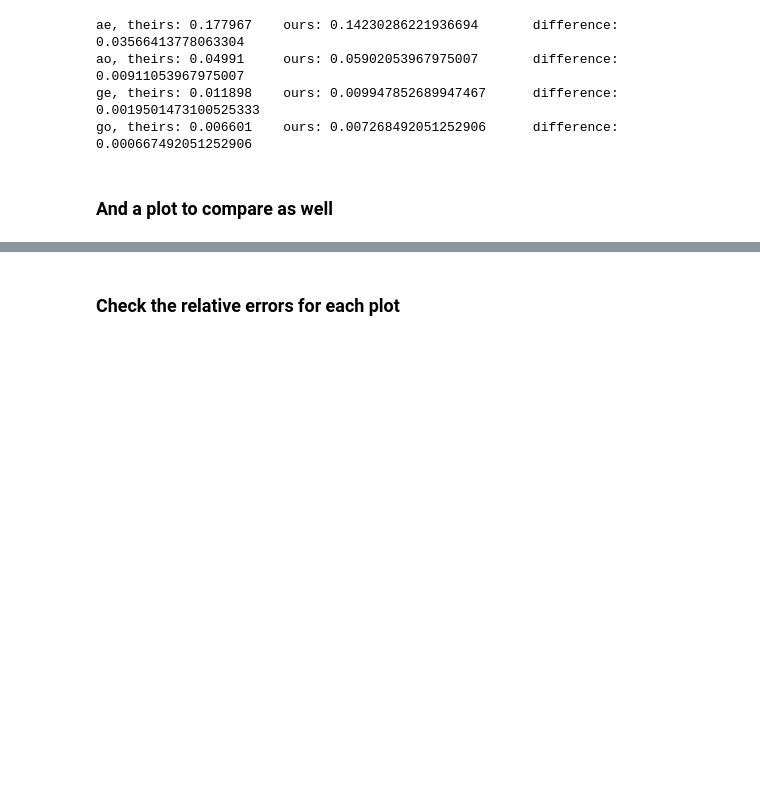
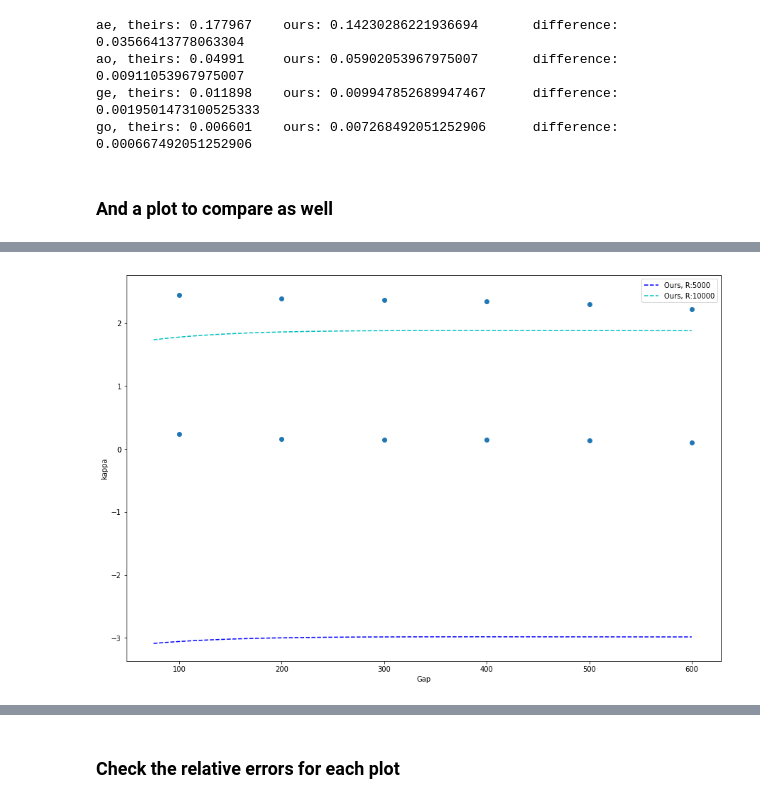
Before and after one commit to BYUCamachoLab/SiPANN, a Jupyter notebook: examples/directionalCoupler.ipynb, the cells around one changed output, grey strips where cells are left out. Cells and saved outputs as stored; diff of their text form; code cells hidden in the pictures; blank space fills up the shorter version.

```diff
--- a/examples/directionalCoupler.ipynb
+++ b/examples/directionalCoupler.ipynb
@@ -58 +107,22 @@ plt.show()
+# %%
+wave = 1550
+w = 450
+t = 220
+dom = np.linspace(75,600,1000)
+r = [5000,10000,20000]
+colors = ['b','c','r']
+
+plt.figure(figsize=(15,10))
+for i in range(2):
+    plt.plot(dom, np.angle(cross_coup.rr(wave, w, t, r[i], dom)),colors[i]+'--',label="Ours, R:"+str(r[i]))
+
+plt.scatter(np.abs(scattered[:,0]), np.angle(scattered[:,2]))
+plt.legend(loc='upper right')
+#plt.axvline(50)
+plt.xlabel('Gap')
+plt.ylabel('kappa')
+
+plt.show()
+# %% [output]
+[figure, added]
 # %%
```
Also changed, not shown: parts of 4 cells of this notebook.
